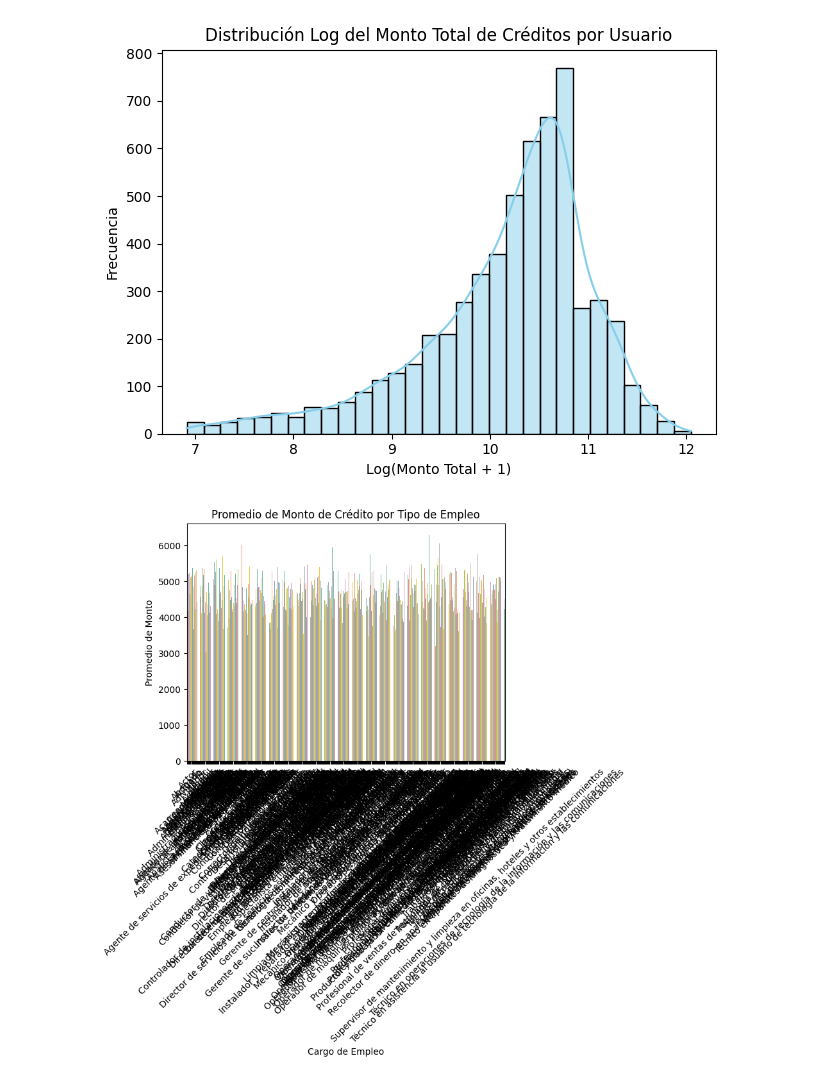
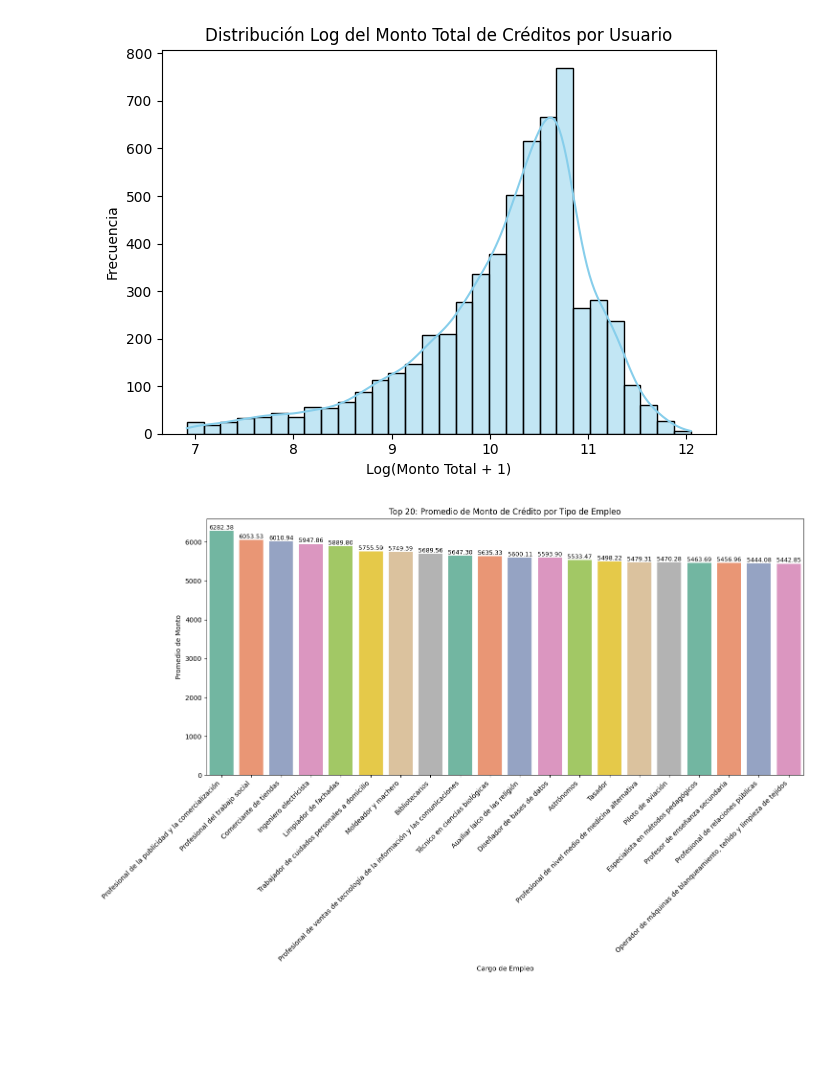
Before and after one commit to vfpomer/banco_creditos, a Jupyter notebook: notebooks/banco_EDA.ipynb, the cells around one changed output. Drawn from its saved outputs; the diff is of its cells as text; code cells hidden in the pictures; blank space fills up the shorter version.

```diff
--- a/notebooks/banco_EDA.ipynb
+++ b/notebooks/banco_EDA.ipynb
@@ -287,20 +351,30 @@ plt.show()
 # %% [output]
 [figure]
 # %%
-# Merge entre los dataframes reales
+# Merge entre los dataframes
 creditos_empleo = df_creditos.merge(df_usuarios, on='id')
 
 # Promedio del monto de crédito por tipo de empleo
 promedio_credito = creditos_empleo.groupby('profesion')['salario'].mean().reset_index()
 
-# Gráfico de barras
-sns.barplot(data=promedio_credito, x='profesion', y='salario', palette='Set2')
-plt.title("Promedio de Monto de Crédito por Tipo de Empleo")
-plt.xticks(rotation=45)
+# Ordenar por promedio de salario descendente y seleccionar top 20
+top_20_profesiones = promedio_credito.sort_values(by='salario', ascending=False).head(20)
+
+# Gráfico de barras con top 20
+plt.figure(figsize=(15, 10))
+barplot = sns.barplot(data=top_20_profesiones, x='profesion', y='salario', palette='Set2')
+
+# Añadir etiquetas numéricas encima de cada barra
+for p in barplot.patches:
+    height = p.get_height()
+    barplot.text(p.get_x() + p.get_width() / 2., height + 0.5, f'{height:.2f}', ha='center', va='bottom', fontsize=9)
+
+plt.title("Top 20: Promedio de Monto de Crédito por Tipo de Empleo")
+plt.xticks(rotation=45, ha='right')
 plt.ylabel("Promedio de Monto")
 plt.xlabel("Cargo de Empleo")
 plt.tight_layout()
 plt.show()
 # %% [output]
-[figure, old version]
+[figure, new version]
 # %%
```
Also changed, not shown: parts of 38 cells of this notebook.
